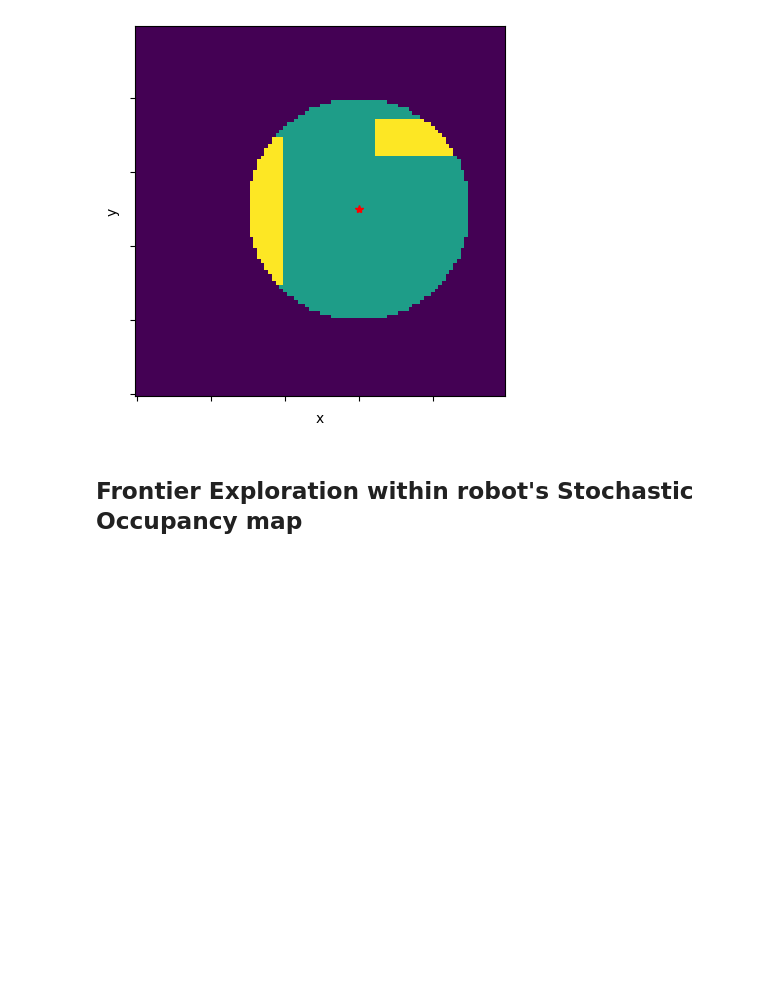
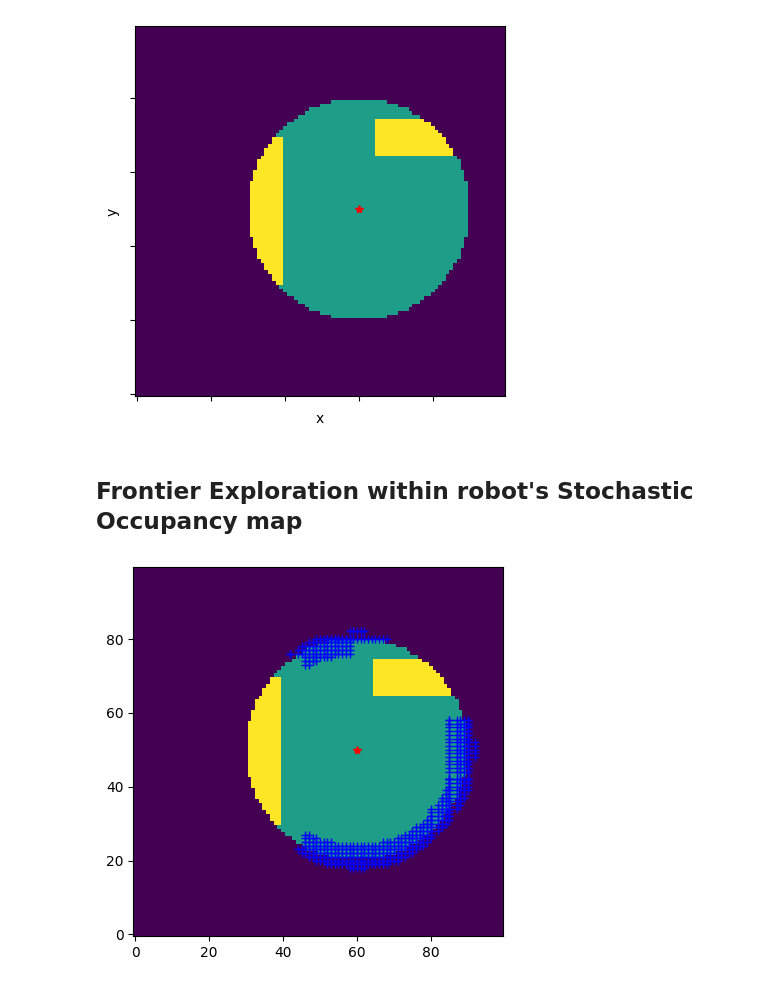
Before and after one commit to QuangMDoan/autonomy, a Jupyter notebook: hw4/HW4_P2_explorer.ipynb, the cells around one changed output. Drawn from its saved outputs; the diff is of its cells as text; code cells hidden in the pictures; blank space fills up the shorter version.

Commit message:
Implement explore function

```diff
--- a/hw4/HW4_P2_explorer.ipynb
+++ b/hw4/HW4_P2_explorer.ipynb
@@ -123,40 +123,66 @@ plt.show()
 # %% [markdown]
 ## Frontier Exploration within robot's Stochastic Occupancy map
 # %%
-# Write the explore function in the notebook according to these heuristics and re-turn the resulting plot,
+# Write the explore function in the notebook according to these heuristics and return the resulting plot,
 # showing the robot’s Stochastic Occupancy Map and the cells that satisfy the exploration heuristic.
 
-def explore(occupancy):
+def explore(occupancy, window_size = 13, occupied_threshhold=0, unknown_threshold=0.2, free_threshold = 0.3):
     """ returns potential states to explore
     Args:
-        occupancy (StochasticOccupancyGrid2D): Represents the known, unknown, occupied, and unoccupied states. See class in first section of notebook.
+        occupancy (StochasticOccupancyGrid2D): Represents the known, unknown, occupied, and unoccupied states. See class in utils.py
 
     Returns:
-        frontier_states (np.ndarray): state-vectors in (x, y) coordinates of potential states to explore. Shape is (N, 2), where N is the number of possible states to explore.
+        frontier_states (np.ndarray): state-vectors in (x, y) coordinates of potential states to explore. Shape is (N, 2),
+        where N is the number of possible states to explore.
 
     HINTS:
     - Function `convolve2d` may be helpful in producing the number of unknown, and number of occupied states in a window of a specified cell
-    - Note the distinction between physical states and grid cells. Most operations can be done on grid cells, and converted to physical states at the end of the function with `occupancy.grid2state()`
+    - Note the distinction between physical states and grid cells. Most operations can be done on grid cells, and converted to
+        physical states at the end of the function with `occupancy.grid2state()`
     """
 
-    window_size = 13    # defines the window side-length for neighborhood of cells to consider for heuristics
+    # window_size defines the window side-length for neighborhood of cells to consider for heuristics
     ########################### Code starts here ###########################
 
+    probs = occupancy.probs
+    convolution_filter = np.ones([window_size, window_size])
 
+    occupied_cells = (probs >= 0.5).astype(float)
+    free_cells = ((probs >= 0) & (probs < 0.5)).astype(float)
+    unknown_cells = (probs == -1).astype(float)
+
+    # Use convolution to compute the number of occupied, free, and unknown cells in the neighborhood of each cell
+    occupied_count = convolve2d(occupied_cells, convolution_filter, 'same')
+    free_count = convolve2d(free_cells, convolution_filter, 'same')
+    unknown_count = convolve2d(unknown_cells, convolution_filter, 'same')
+
+    W = window_size**2
+    unknown_threshold = unknown_threshold*W
+    free_threshold = free_threshold*W
+
+    frontier_mask = (
+        (unknown_count >= unknown_threshold)
+        & (free_count >= free_threshold)
+        & (occupied_count == occupied_threshhold)
+    )
+    row_idx, col_idx = np.where(frontier_mask)
+    frontier_grid = np.column_stack((col_idx, row_idx))
+    frontier_states = occupancy.grid2state(frontier_grid)
+
+    dist = np.min(np.linalg.norm(current_state - frontier_states, axis = 1))
+    idx = np.argmin(np.linalg.norm(current_state - frontier_states, axis = 1))
     ########################### Code ends here ###########################
-    return frontier_states
+    return frontier_states, dist, idx
 
 # Call to explore function
-state_xy = explore(occupancy)
+state_xy, dist, idx = explore(occupancy)
 grid_xy = occupancy.state2grid(state_xy)
 
 # Plot Stochastic Occupancy grid with frontier to explore
 fig,ax = plt.subplots(1)
 ax.imshow(occupancy.probs, origin='lower')
 ax.plot(current_state[0]/resolution, current_state[1]/resolution, 'r*')
 ax.plot(grid_xy[:,0], grid_xy[:,1], 'b+')
-ax.set_ylabel('y')
-ax.set_xlabel('x')
-ax.set_yticklabels([])
-ax.set_xticklabels([])
 plt.show()
+# %% [output]
+[figure, added]
```
